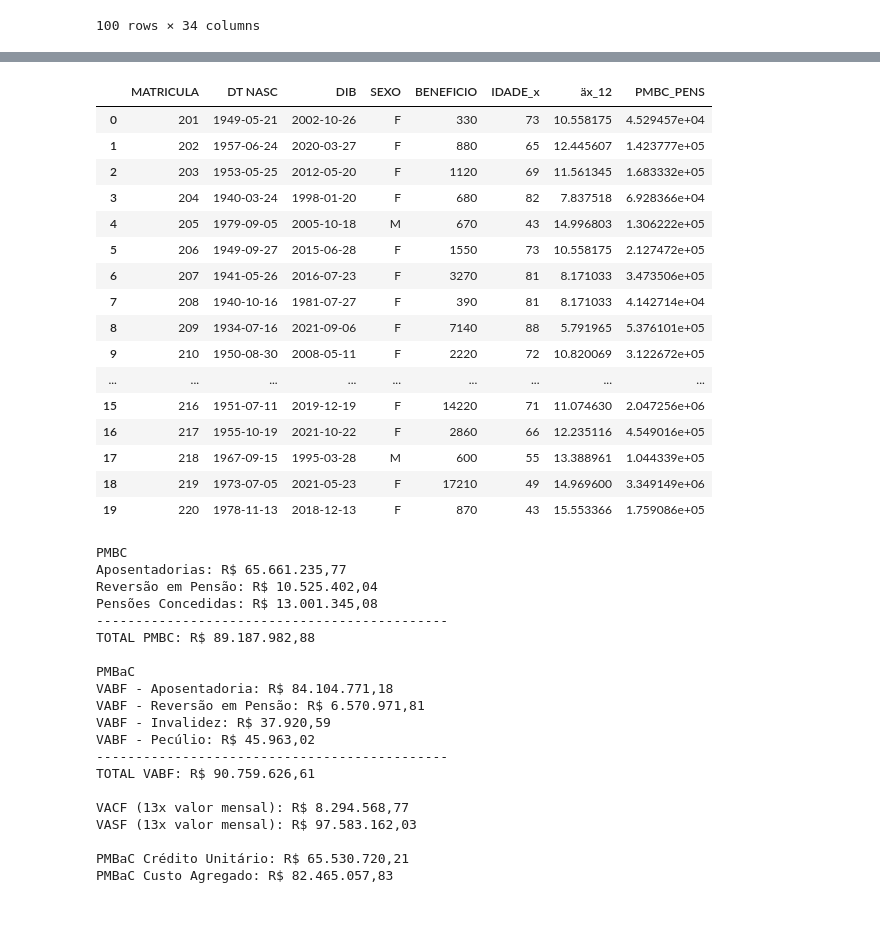
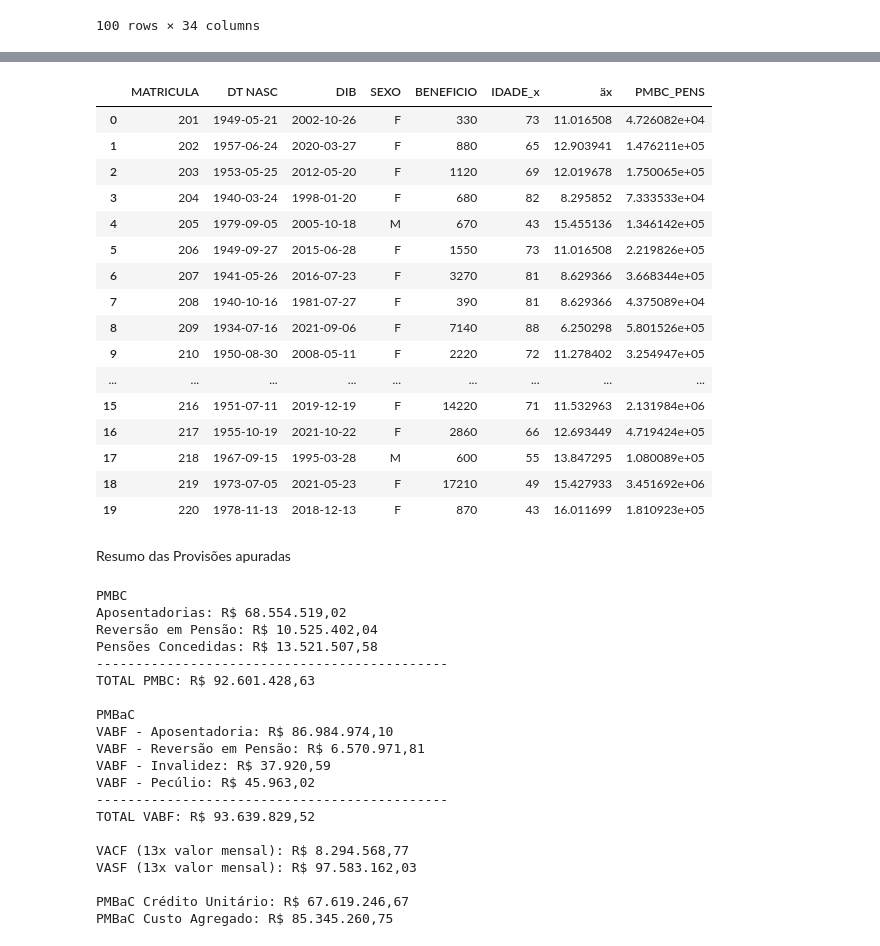
Before and after one commit to helderbelo/tcc, a Jupyter notebook: TCC_versao_comutacao.ipynb, the cells around one changed output, grey strips where cells are left out. Drawn from its saved outputs; the diff is of its cells as text; code cells hidden in the pictures; blank space fills up the shorter version.

```diff
--- a/TCC_versao_comutacao.ipynb
+++ b/TCC_versao_comutacao.ipynb
@@ -64,25 +73,28 @@ Tratando o DataFrame para construir uma tábua multidecremental
 
 tabua_feminina = pd.DataFrame(None)
 
-tabua_feminina['qx'] = banco_tabuas[[mortalidade_geral_F]]          # definindo a tábua para a variável qx
+tabua_feminina['qx'] = banco_tabuas[[mortalidade_geral_F]].copy()   # definindo a tábua para a variável qx
 tabua_feminina = tabua_feminina[tabua_feminina['qx'].notna()]       # excluindo as idades sem valores para qx (últimas idades pós idade ômega)
 
-tabua_feminina.reset_index(names=['x'],inplace=True)                # utilizando a coluna índice para representar as idades 'x'
+# utilizando a coluna índice para representar as idades 'x'
+tabua_feminina.reset_index(inplace=True)
+tabua_feminina.rename(columns={"index":"x"},inplace=True)
 
-tabua_feminina['qxi'] =  0.0 #banco_tabuas[[mortalidade_invalidos_F]]
-tabua_feminina['ix'] = banco_tabuas[[entrada_invalidez]].fillna(0)  # preenche os valores 'nan' com zeros
+tabua_feminina['qxi'] =  0.0 #banco_tabuas[[mortalidade_invalidos_F]] # será utilizado em aprimoramentos futuros
+tabua_feminina['ix'] = banco_tabuas[[entrada_invalidez]].copy().fillna(0)  # preenche os valores 'nan' com zeros
 
 #======== Tábua Masculina ===============
+
 # Repetindo o processo para a tábua masculina
-
 tabua_masculina = pd.DataFrame(None)
-tabua_masculina['qx'] = banco_tabuas[[mortalidade_geral_M]]
+tabua_masculina['qx'] = banco_tabuas[[mortalidade_geral_M]].copy()
 tabua_masculina = tabua_masculina[tabua_masculina['qx'].notna()]
 
-tabua_masculina.reset_index(names=['x'],inplace=True)
+tabua_masculina.reset_index(inplace=True)
+tabua_masculina.rename(columns={"index":"x"},inplace=True)
 
 tabua_masculina['qxi'] = 0.0 #banco_tabuas[[mortalidade_invalidos_M]]
-tabua_masculina['ix'] = banco_tabuas[[entrada_invalidez]].fillna(0)
+tabua_masculina['ix'] = banco_tabuas[[entrada_invalidez]].copy().fillna(0)
 
 #========== Idade ômega ============
 w = max(tabua_feminina.x.values[-1],tabua_masculina.x.values[-1])
@@ -480,32 +526,34 @@ aposentados
 # %%
 pensionistas['IDADE_x'] = (database - pensionistas['DT NASC']).astype('timedelta64[Y]').astype(int)
 
 pensionistas['id'] =  pensionistas.SEXO+"-"+pensionistas.IDADE_x.astype(str)
 
-pensionistas = pensionistas.merge(tabua_unica[['id','äx_12']], on='id',how='left')
+pensionistas = pensionistas.merge(tabua_unica[['id','äx']], on='id',how='left')
 pensionistas.drop(columns='id',inplace=True)
 
-pensionistas['PMBC_PENS'] = 13 * pensionistas.BENEFICIO * pensionistas['äx_12']
+pensionistas['PMBC_PENS'] = 13 * pensionistas.BENEFICIO * pensionistas['äx']
 
 pensionistas
 # %% [output]
-|  | MATRICULA | DT NASC | DIB | SEXO | BENEFICIO | IDADE_x | äx_12 | PMBC_PENS |
-| 0 | 201 | 1949-05-21 | 2002-10-26 | F | 330 | 73 | 10.558175 | 4.529457e+04 |
-| 1 | 202 | 1957-06-24 | 2020-03-27 | F | 880 | 65 | 12.445607 | 1.423777e+05 |
-| 2 | 203 | 1953-05-25 | 2012-05-20 | F | 1120 | 69 | 11.561345 | 1.683332e+05 |
-| 3 | 204 | 1940-03-24 | 1998-01-20 | F | 680 | 82 | 7.837518 | 6.928366e+04 |
-| 4 | 205 | 1979-09-05 | 2005-10-18 | M | 670 | 43 | 14.996803 | 1.306222e+05 |
-| 5 | 206 | 1949-09-27 | 2015-06-28 | F | 1550 | 73 | 10.558175 | 2.127472e+05 |
-| 6 | 207 | 1941-05-26 | 2016-07-23 | F | 3270 | 81 | 8.171033 | 3.473506e+05 |
-| 7 | 208 | 1940-10-16 | 1981-07-27 | F | 390 | 81 | 8.171033 | 4.142714e+04 |
-| 8 | 209 | 1934-07-16 | 2021-09-06 | F | 7140 | 88 | 5.791965 | 5.376101e+05 |
-| 9 | 210 | 1950-08-30 | 2008-05-11 | F | 2220 | 72 | 10.820069 | 3.122672e+05 |
+|  | MATRICULA | DT NASC | DIB | SEXO | BENEFICIO | IDADE_x | äx | PMBC_PENS |
+| 0 | 201 | 1949-05-21 | 2002-10-26 | F | 330 | 73 | 11.016508 | 4.726082e+04 |
+| 1 | 202 | 1957-06-24 | 2020-03-27 | F | 880 | 65 | 12.903941 | 1.476211e+05 |
+| 2 | 203 | 1953-05-25 | 2012-05-20 | F | 1120 | 69 | 12.019678 | 1.750065e+05 |
+| 3 | 204 | 1940-03-24 | 1998-01-20 | F | 680 | 82 | 8.295852 | 7.333533e+04 |
+| 4 | 205 | 1979-09-05 | 2005-10-18 | M | 670 | 43 | 15.455136 | 1.346142e+05 |
+| 5 | 206 | 1949-09-27 | 2015-06-28 | F | 1550 | 73 | 11.016508 | 2.219826e+05 |
+| 6 | 207 | 1941-05-26 | 2016-07-23 | F | 3270 | 81 | 8.629366 | 3.668344e+05 |
+| 7 | 208 | 1940-10-16 | 1981-07-27 | F | 390 | 81 | 8.629366 | 4.375089e+04 |
+| 8 | 209 | 1934-07-16 | 2021-09-06 | F | 7140 | 88 | 6.250298 | 5.801526e+05 |
+| 9 | 210 | 1950-08-30 | 2008-05-11 | F | 2220 | 72 | 11.278402 | 3.254947e+05 |
 | ... | ... | ... | ... | ... | ... | ... | ... | ... |
-| 15 | 216 | 1951-07-11 | 2019-12-19 | F | 14220 | 71 | 11.074630 | 2.047256e+06 |
-| 16 | 217 | 1955-10-19 | 2021-10-22 | F | 2860 | 66 | 12.235116 | 4.549016e+05 |
-| 17 | 218 | 1967-09-15 | 1995-03-28 | M | 600 | 55 | 13.388961 | 1.044339e+05 |
-| 18 | 219 | 1973-07-05 | 2021-05-23 | F | 17210 | 49 | 14.969600 | 3.349149e+06 |
-| 19 | 220 | 1978-11-13 | 2018-12-13 | F | 870 | 43 | 15.553366 | 1.759086e+05 |
+| 15 | 216 | 1951-07-11 | 2019-12-19 | F | 14220 | 71 | 11.532963 | 2.131984e+06 |
+| 16 | 217 | 1955-10-19 | 2021-10-22 | F | 2860 | 66 | 12.693449 | 4.719424e+05 |
+| 17 | 218 | 1967-09-15 | 1995-03-28 | M | 600 | 55 | 13.847295 | 1.080089e+05 |
+| 18 | 219 | 1973-07-05 | 2021-05-23 | F | 17210 | 49 | 15.427933 | 3.451692e+06 |
+| 19 | 220 | 1978-11-13 | 2018-12-13 | F | 870 | 43 | 16.011699 | 1.810923e+05 |
+# %% [markdown]
+Resumo das Provisões apuradas
 # %%
 print(
 'PMBC',
@@ -527,29 +575,29 @@ print(
 '\nTOTAL VABF:',  format_currency(ativos.VABF_APO.sum()+ativos.VABF_REV_PENS.sum()+ativos.VABF_INV.sum()+ativos.VABF_PEC.sum(), 'BRL', locale='pt_BR'),
 
 '\n\nVACF (13x valor mensal):', format_currency(ativos.VACF.sum(), 'BRL', locale='pt_BR'),
-'\nVASF (13x valor mensal):', format_currency(ativos.VSF.sum() * 13, 'BRL', locale='pt_BR'),
+'\nVASF (13x valor mensal):', format_currency(ativos.VASF.sum() * 13, 'BRL', locale='pt_BR'),
 
 '\n\nPMBaC Crédito Unitário:',  format_currency(ativos.PMBaC_UC.sum(), 'BRL', locale='pt_BR'),
 '\nPMBaC Custo Agregado:',  format_currency((ativos.VABF_APO.sum()+ativos.VABF_REV_PENS.sum()+ativos.VABF_INV.sum()+ativos.VABF_PEC.sum())-ativos.VACF.sum(), 'BRL', locale='pt_BR'),
 )
 # %% [output]
 PMBC
-Aposentadorias: R$ 65.661.235,77
+Aposentadorias: R$ 68.554.519,02
 Reversão em Pensão: R$ 10.525.402,04
-Pensões Concedidas: R$ 13.001.345,08
+Pensões Concedidas: R$ 13.521.507,58
 ---------------------------------------------
-TOTAL PMBC: R$ 89.187.982,88
+TOTAL PMBC: R$ 92.601.428,63
 
 PMBaC
-VABF - Aposentadoria: R$ 84.104.771,18
+VABF - Aposentadoria: R$ 86.984.974,10
 VABF - Reversão em Pensão: R$ 6.570.971,81
 VABF - Invalidez: R$ 37.920,59
 VABF - Pecúlio: R$ 45.963,02
 ---------------------------------------------
-TOTAL VABF: R$ 90.759.626,61
+TOTAL VABF: R$ 93.639.829,52
 
 VACF (13x valor mensal): R$ 8.294.568,77
 VASF (13x valor mensal): R$ 97.583.162,03
 
-PMBaC Crédito Unitário: R$ 65.530.720,21
-PMBaC Custo Agregado: R$ 82.465.057,83
+PMBaC Crédito Unitário: R$ 67.619.246,67
+PMBaC Custo Agregado: R$ 85.345.260,75
```
Also changed, not shown: parts of 36 cells of this notebook.
